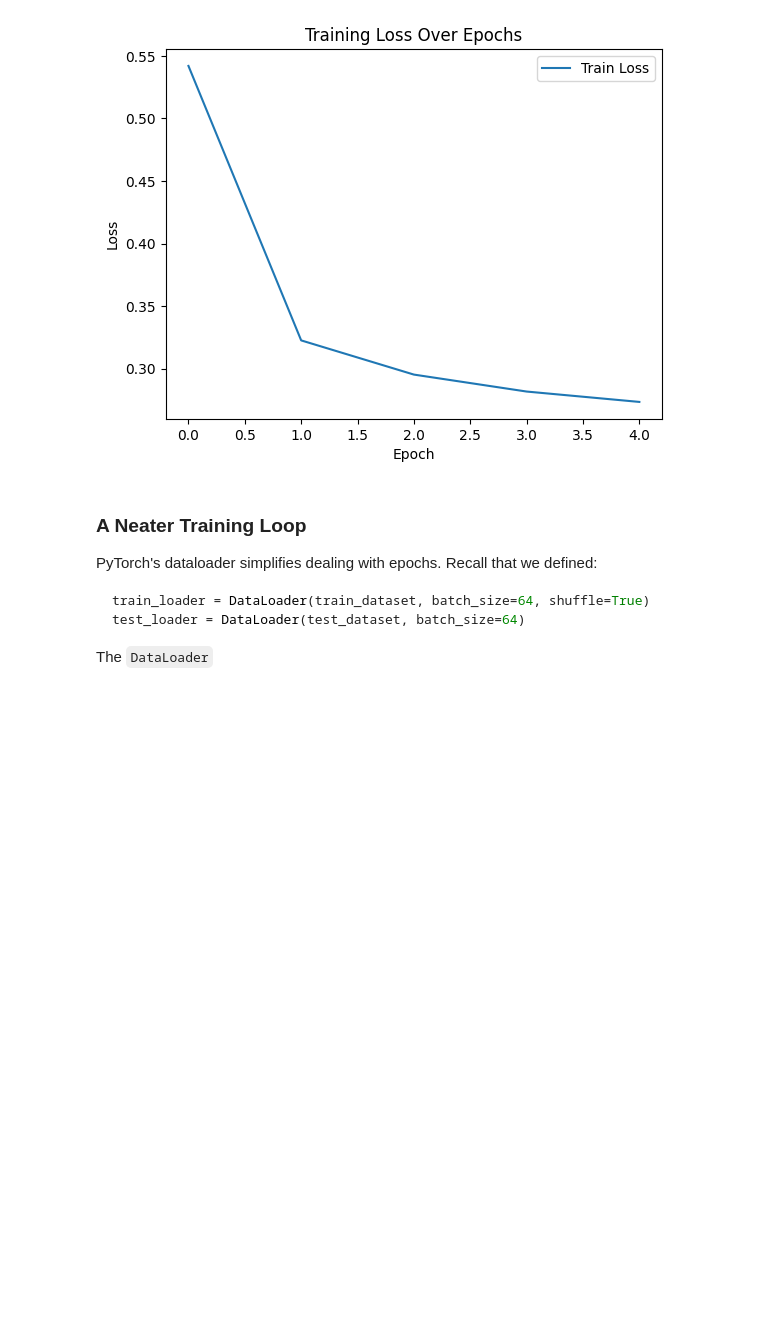
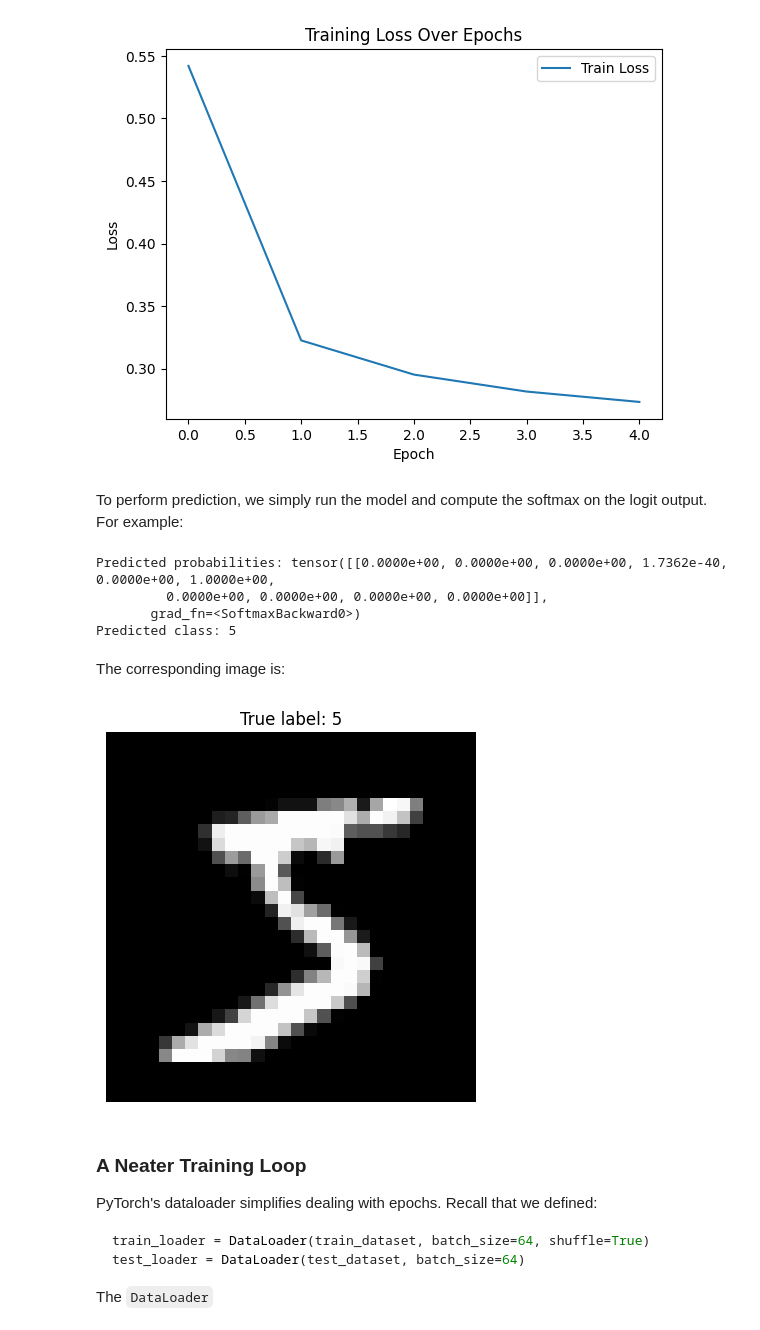
Before and after one commit to MatthewAlexanderFisher/NCL-MAS3919, a Jupyter notebook: content/practicals/3-training-ml-models-in-pytorch.ipynb, the cells around one changed output. Saved outputs shown, nothing was run; the diff lists cells and outputs as text; code cells hidden in the pictures; blank space fills up the shorter version.

```diff
--- a/content/practicals/3-training-ml-models-in-pytorch.ipynb
+++ b/content/practicals/3-training-ml-models-in-pytorch.ipynb
@@ -780,6 +780,28 @@ plt.legend()
 plt.show()
 # %% [output]
 [figure]
+# %% [markdown]
+To perform prediction, we simply run the model and compute the softmax on the logit output. For example:
+# %%
+image_1 = train_dataset.data[0].float().reshape(1, -1) # example image tensor of shape (1, 784)
+logits = logistic_model(image_1.to(device))
+probs = torch.softmax(logits, dim=1)
+print("Predicted probabilities:", probs)
+print("Predicted class:", torch.argmax(probs).item())
+# %% [output]
+Predicted probabilities: tensor([[0.0000e+00, 0.0000e+00, 0.0000e+00, 1.7362e-40, 0.0000e+00, 1.0000e+00,
+         0.0000e+00, 0.0000e+00, 0.0000e+00, 0.0000e+00]],
+       grad_fn=<SoftmaxBackward0>)
+Predicted class: 5
+# %% [markdown]
+The corresponding image is:
+# %%
+plt.imshow(train_dataset.data[0], cmap="gray")
+plt.title(f"True label: {train_dataset.targets[0].item()}")
+plt.axis("off")
+plt.show()
+# %% [output]
+[figure, added]
 # %% [markdown]
 ### A Neater Training Loop
 
```
Also changed, not shown: parts of 3 cells of this notebook, 29 other files.
